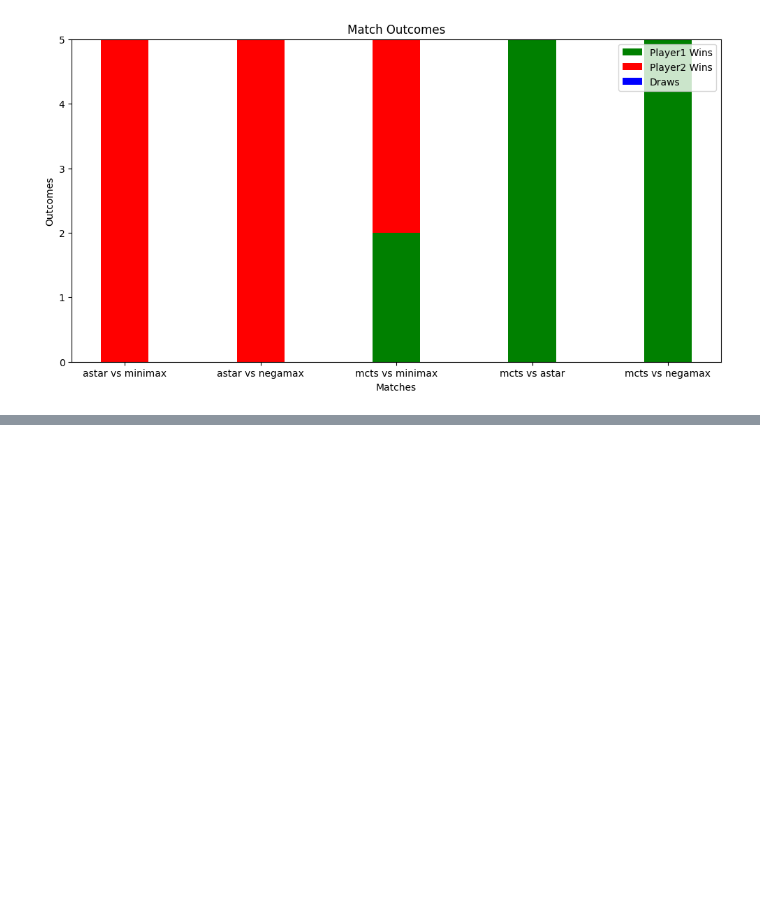
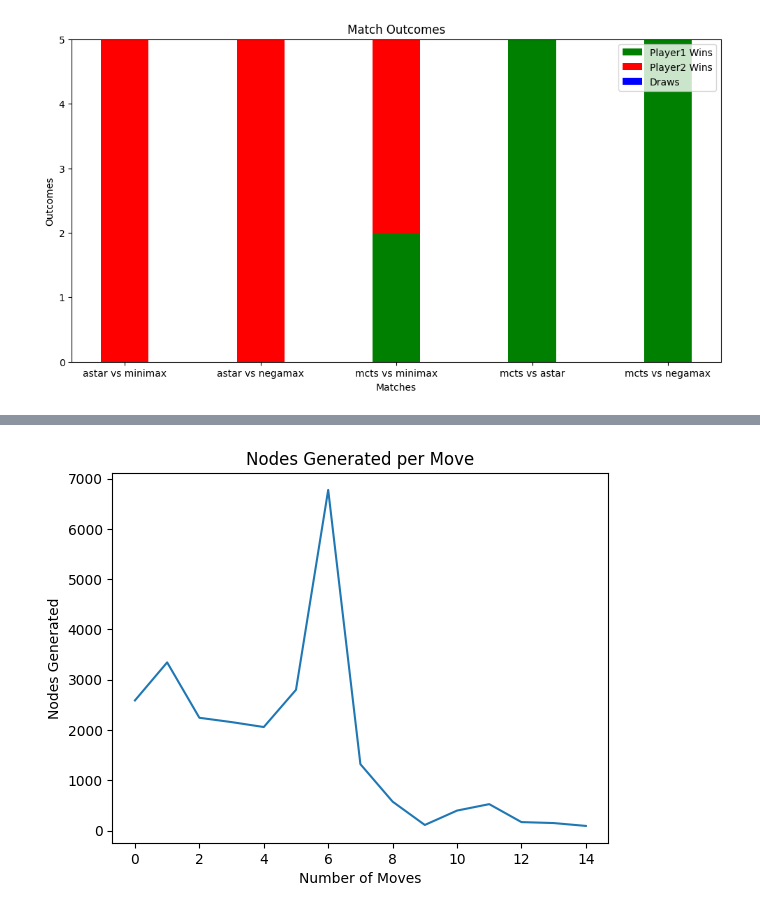
Before and after one commit to rodribro/AI-ConnectFour, a Jupyter notebook: connectfour.ipynb, the cells around one changed output, grey strips where cells are left out. Drawn from its saved outputs; the diff is of its cells as text; code cells hidden in the pictures; blank space fills up the shorter version.

```diff
--- a/connectfour.ipynb
+++ b/connectfour.ipynb
@@ -839,0 +910,10 @@ plt.show()
+# %%
+
+
+plt.plot(range(0,len(nodes_generated_list)), nodes_generated_list)
+plt.xlabel('Number of Moves')
+plt.ylabel('Nodes Generated')
+plt.title('Nodes Generated per Move')
+plt.show()
+# %% [output]
+[figure, added]
```
Also changed, not shown: parts of 5 cells of this notebook.
